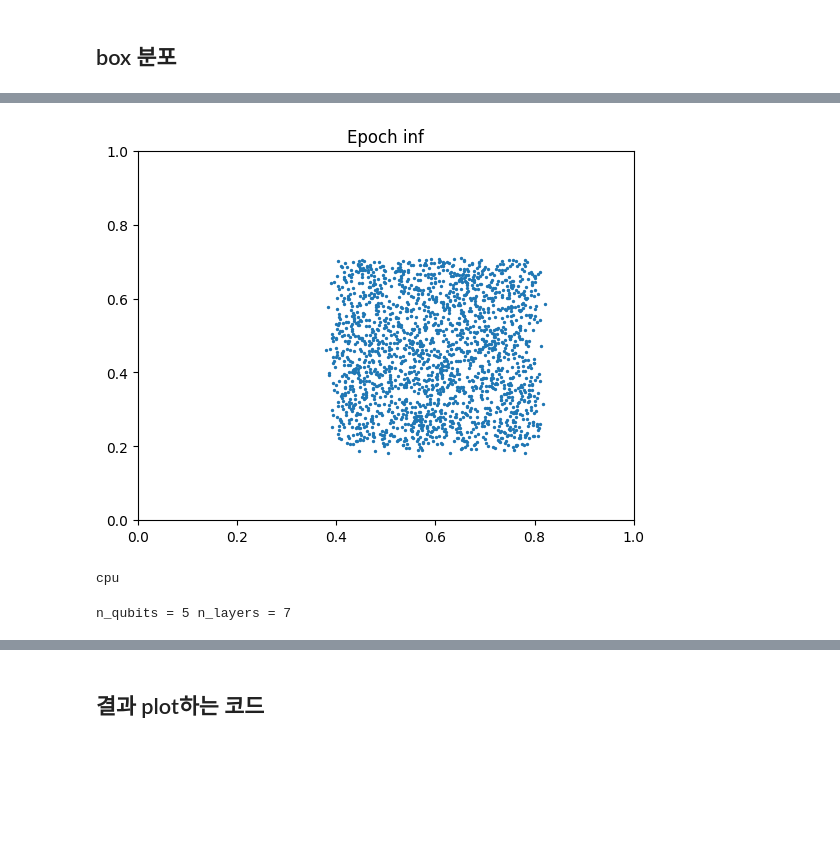
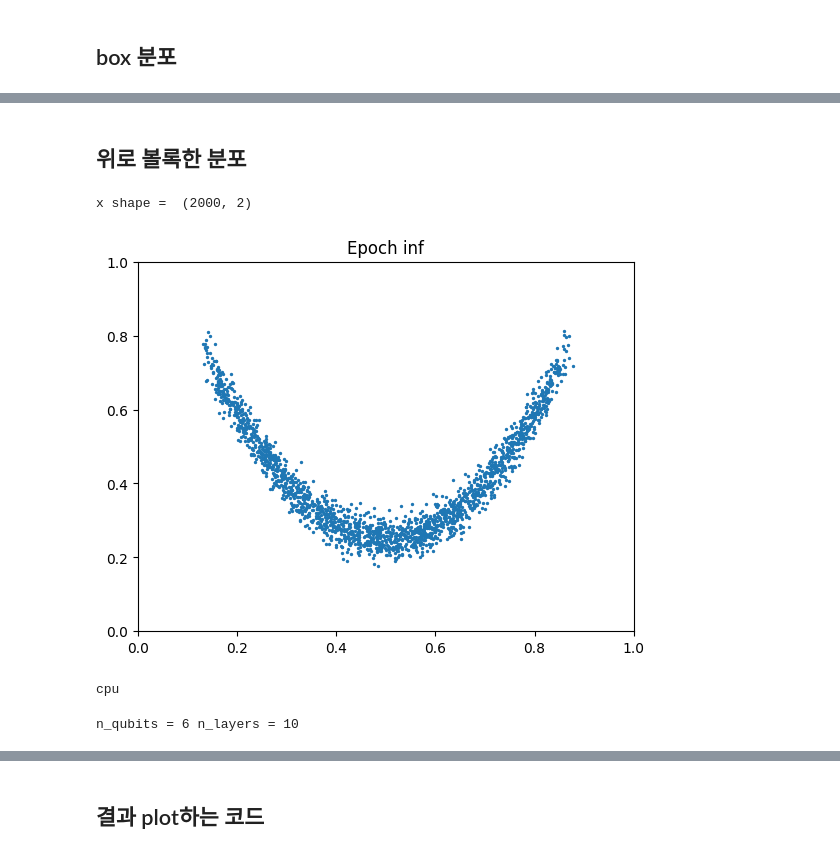
Before and after one commit to red1108/infoQGAN-outdated-, a Jupyter notebook: QGAN+QMINE/code.ipynb, the cells around one changed output, grey strips where cells are left out. Cells and saved outputs as stored; diff of their text form; code cells hidden in the pictures; blank space fills up the shorter version.

```diff
--- a/QGAN+QMINE/code.ipynb
+++ b/QGAN+QMINE/code.ipynb
@@ -39,12 +47,22 @@ x shape =  (2000, 2)
+# %% [markdown]
+## 위로 볼록한 분포
 # %%
+data_num = 2000
+xx = np.linspace(0.15, 0.85, data_num) + 0.02 * np.random.randn(data_num)  # x 좌표 계산
+yy = 3.8 * xx*xx - 3.8 * xx + 1.2 + 0.03 * np.random.randn(data_num)  # y 좌표 계산
+
+x = np.column_stack((xx, yy))  # x와 y 좌표를 합쳐서 데이터 생성
+print("x shape = ", x.shape)
+
 np.random.shuffle(x)
 plt.scatter(x[:,0], x[:,1], s=2.0)
 plt.title('Epoch inf')
 plt.xlim((0, 1))
 plt.ylim((0, 1))
 plt.show()
 # %% [output]
+x shape =  (2000, 2)
-[figure, old version]
+[figure, new version]
 # %%
 # setting torch device
 device = torch.device("cuda:0" if torch.cuda.is_available() else "cpu")
@@ -52,13 +70,13 @@ print(device)
 # %% [output]
 cpu
 # %%
-noise_qubits = 4
+noise_qubits = 5
 output_qubits = 2
 assert(output_qubits <= noise_qubits-1) # 출력 큐빗은 noise qubit미만이어야 한다.
 code_qubits = 1
 n_qubits = noise_qubits + code_qubits
 
-n_layers = 7
+n_layers = 10
 BATCH_SIZE = 16
 print("n_qubits = {} n_layers = {}".format(n_qubits, n_layers))
 
@@ -66,7 +84,7 @@ dev = qml.device("default.qubit", wires=n_qubits)
 # dev = qml.device("ionq.simulator", wires=2)
 # dev = qml.device("ionq.qpu", wires=2)
 # %% [output]
-n_qubits = 5 n_layers = 7
+n_qubits = 6 n_layers = 10
 # %%
 def generator_init(generator_input):
     for i in range(n_qubits):
```
Also changed, not shown: parts of 7 cells of this notebook, 1 other file.
